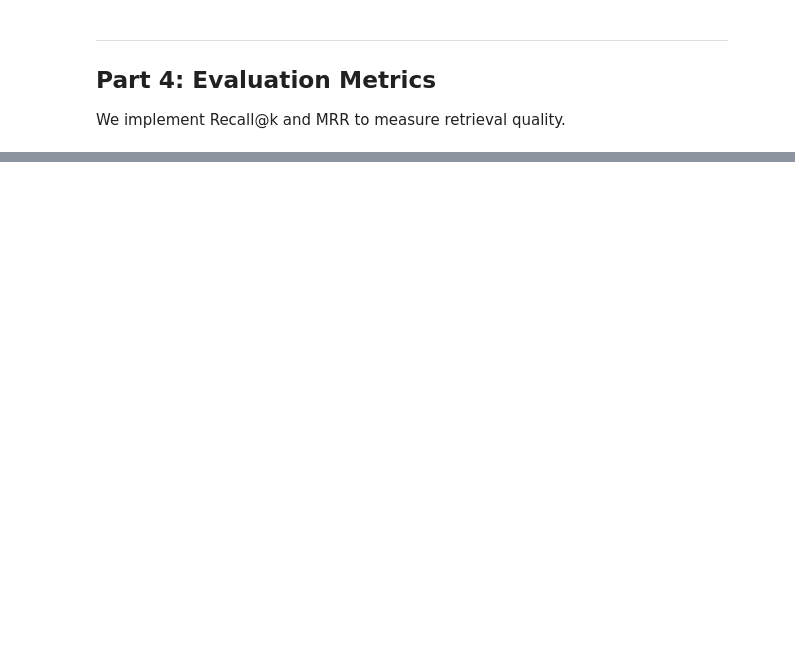
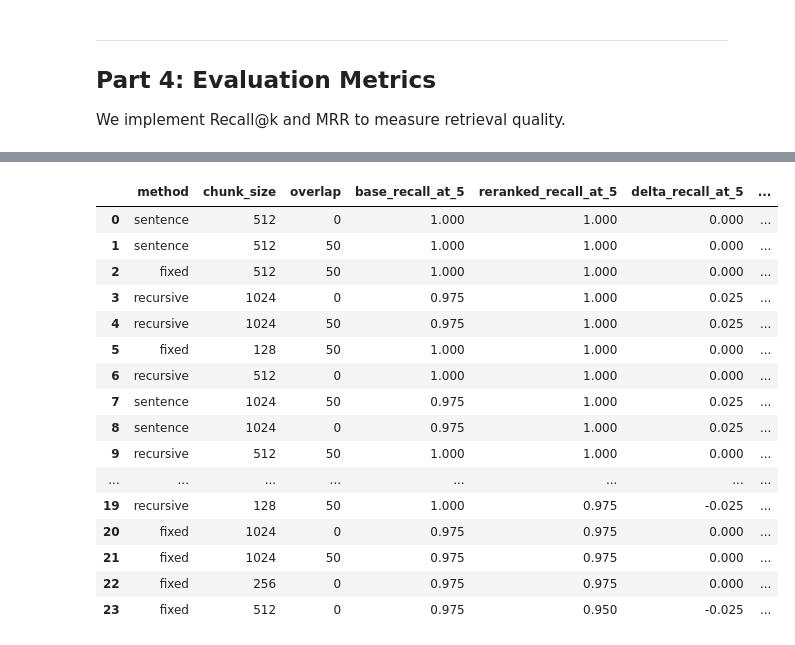
Before and after one commit to Nils-Wagnr/DeepLearning, a Jupyter notebook: RQ5 (Woche 10)/NW2_RQ5_Report.ipynb, the cells around one changed output, grey strips where cells are left out. Drawn from its saved outputs; the diff is of its cells as text; code cells hidden in the pictures; blank space fills up the shorter version.

```diff
--- a/RQ5 (Woche 10)/NW2_RQ5_Report.ipynb
+++ b/RQ5 (Woche 10)/NW2_RQ5_Report.ipynb
@@ -473,5 +560,5 @@ print("Cross-encoder loaded: ms-marco-MiniLM-L-6-v2")
 # %%
-# TODO: Implement reranking
+# Implement reranking
 # For each configuration:
 # 1. Retrieve top-20 with bi-encoder (already done above)
 # 2. Rerank the top-20 candidates with the cross-encoder
@@ -490,17 +577,22 @@ def rerank_results(queries, all_chunks, retrieval_results, reranker, top_k_reran
         top_indices = res['retrieved_indices'][:top_k_rerank]
 
         # Create query-chunk pairs for cross-encoder
-        pairs = [(query, all_chunks[idx]) for idx in top_indices if idx < len(all_chunks)]
+        valid_indices = [idx for idx in top_indices if idx < len(all_chunks)]
+        pairs = [(query, all_chunks[idx]) for idx in valid_indices]
 
         if not pairs:
-            reranked_results.append(res)
+            reranked_results.append({
+                'query_idx': q_idx,
+                'retrieved_indices': [],
+                'scores': [],
+            })
             continue
 
         # Score with cross-encoder
-        ce_scores = reranker.predict(pairs)
+        ce_scores = reranker.predict(pairs, show_progress_bar=False)
 
         # Sort by cross-encoder score (descending)
-        scored = list(zip(top_indices[:len(pairs)], ce_scores))
+        scored = list(zip(valid_indices, ce_scores))
         scored.sort(key=lambda x: x[1], reverse=True)
 
         reranked_results.append({
@@ -513,9 +605,67 @@ def rerank_results(queries, all_chunks, retrieval_results, reranker, top_k_reran
     return reranked_results, rerank_time
 
 
-# TODO: Run reranking experiments for your configurations
+# Run reranking experiments for your configurations
 # Compare metrics before and after reranking
 # Record the reranking time overhead
 
-print("TODO: Run reranking experiments and compare with bi-encoder-only results.")
-print("Hint: Use rerank_results() on the retrieval results from Part 5.")
+rerank_log = []
+reranked_store = {}
+
+for config_key, artifacts in experiment_store.items():
+    method_name, size, overlap = config_key
+    chunks = artifacts['chunks']
+    c2d = artifacts['chunk_to_doc']
+    ret_results = artifacts['retrieval_results']
+
+    print(f"Reranking: {method_name}, size={size}, overlap={overlap}...", end=" ")
+    reranked_results, rerank_time = rerank_results(
+        queries, chunks, ret_results, reranker,
+        top_k_rerank=20, final_k=5
+    )
+    reranked_store[config_key] = reranked_results
+
+    base_metrics_at_5 = compute_metrics(eval_data, chunks, c2d, ret_results, k_values=[5])
+    reranked_metrics = compute_metrics(eval_data, chunks, c2d, reranked_results, k_values=[5])
+    base_row = results_df[
+        (results_df['method'] == method_name)
+        & (results_df['chunk_size'] == size)
+        & (results_df['overlap'] == overlap)
+    ].iloc[0]
+
+    rerank_log.append({
+        'method': method_name,
+        'chunk_size': size,
+        'overlap': overlap,
+        'base_recall_at_5': base_metrics_at_5['Recall@5'],
+        'reranked_recall_at_5': reranked_metrics['Recall@5'],
+        'delta_recall_at_5': reranked_metrics['Recall@5'] - base_metrics_at_5['Recall@5'],
+        'base_mrr_at_5': base_metrics_at_5['MRR'],
+        'reranked_mrr_at_5': reranked_metrics['MRR'],
+        'delta_mrr_at_5': reranked_metrics['MRR'] - base_metrics_at_5['MRR'],
+        'query_time': base_row['query_time'],
+        'rerank_time': rerank_time,
+        'time_overhead_factor': rerank_time / max(base_row['query_time'], 1e-9),
+    })
+
+    print(
+        f"R@5 {base_metrics_at_5['Recall@5']:.3f} -> {reranked_metrics['Recall@5']:.3f}, "
+        f"MRR@5 {base_metrics_at_5['MRR']:.3f} -> {reranked_metrics['MRR']:.3f}, "
+        f"rerank_time={rerank_time:.2f}s"
+    )
+
+rerank_df = pd.DataFrame(rerank_log).sort_values(
+    ['reranked_recall_at_5', 'reranked_mrr_at_5', 'delta_recall_at_5'],
+    ascending=[False, False, False]
+).reset_index(drop=True)
+best_reranked = rerank_df.iloc[0]
+
+print(
+    "\nBest reranked config: "
+    f"{best_reranked['method']}, size={int(best_reranked['chunk_size'])}, "
+    f"overlap={int(best_reranked['overlap'])} "
+    f"(R@5={best_reranked['reranked_recall_at_5']:.3f}, "
+    f"MRR@5={best_reranked['reranked_mrr_at_5']:.3f})"
+)
+rerank_df
+# %% [output]
@@ -522,3 +689,20 @@ print("Hint: Use rerank_results() on the retrieval results from Part 5.")
+|  | method | chunk_size | overlap | base_recall_at_5 | reranked_recall_at_5 | delta_recall_at_5 | ... |
+| 0 | sentence | 512 | 0 | 1.000 | 1.000 | 0.000 | ... |
+| 1 | sentence | 512 | 50 | 1.000 | 1.000 | 0.000 | ... |
+| 2 | fixed | 512 | 50 | 1.000 | 1.000 | 0.000 | ... |
+| 3 | recursive | 1024 | 0 | 0.975 | 1.000 | 0.025 | ... |
+| 4 | recursive | 1024 | 50 | 0.975 | 1.000 | 0.025 | ... |
+| 5 | fixed | 128 | 50 | 1.000 | 1.000 | 0.000 | ... |
+| 6 | recursive | 512 | 0 | 1.000 | 1.000 | 0.000 | ... |
+| 7 | sentence | 1024 | 50 | 0.975 | 1.000 | 0.025 | ... |
+| 8 | sentence | 1024 | 0 | 0.975 | 1.000 | 0.025 | ... |
+| 9 | recursive | 512 | 50 | 1.000 | 1.000 | 0.000 | ... |
+| ... | ... | ... | ... | ... | ... | ... | ... |
+| 19 | recursive | 128 | 50 | 1.000 | 0.975 | -0.025 | ... |
+| 20 | fixed | 1024 | 0 | 0.975 | 0.975 | 0.000 | ... |
+| 21 | fixed | 1024 | 50 | 0.975 | 0.975 | 0.000 | ... |
+| 22 | fixed | 256 | 0 | 0.975 | 0.975 | 0.000 | ... |
+| 23 | fixed | 512 | 0 | 0.975 | 0.950 | -0.025 | ... |
 # %% [markdown]
 ---
 ## Part 7: Visualization
```
Also changed, not shown: parts of 17 cells of this notebook, 3 other files.
